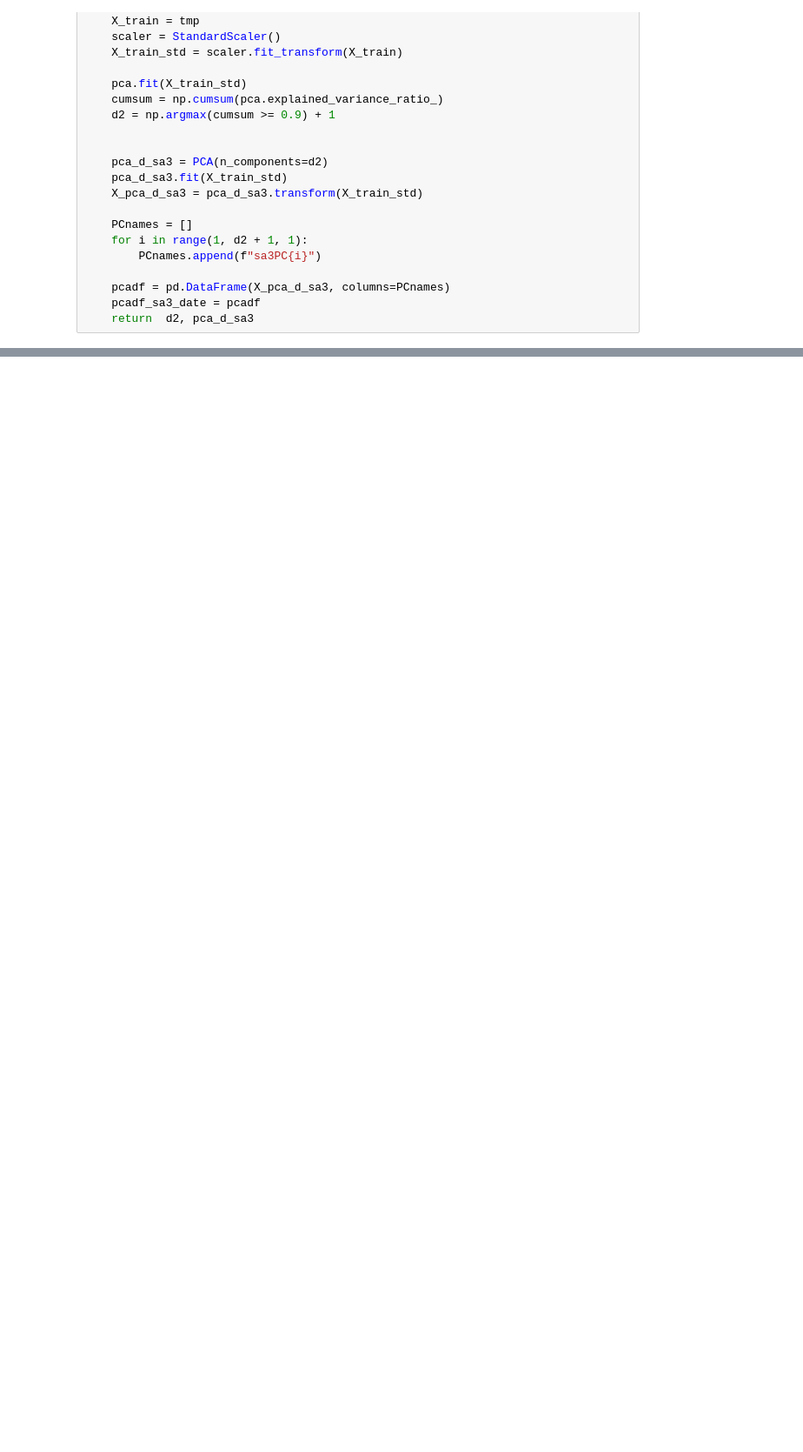
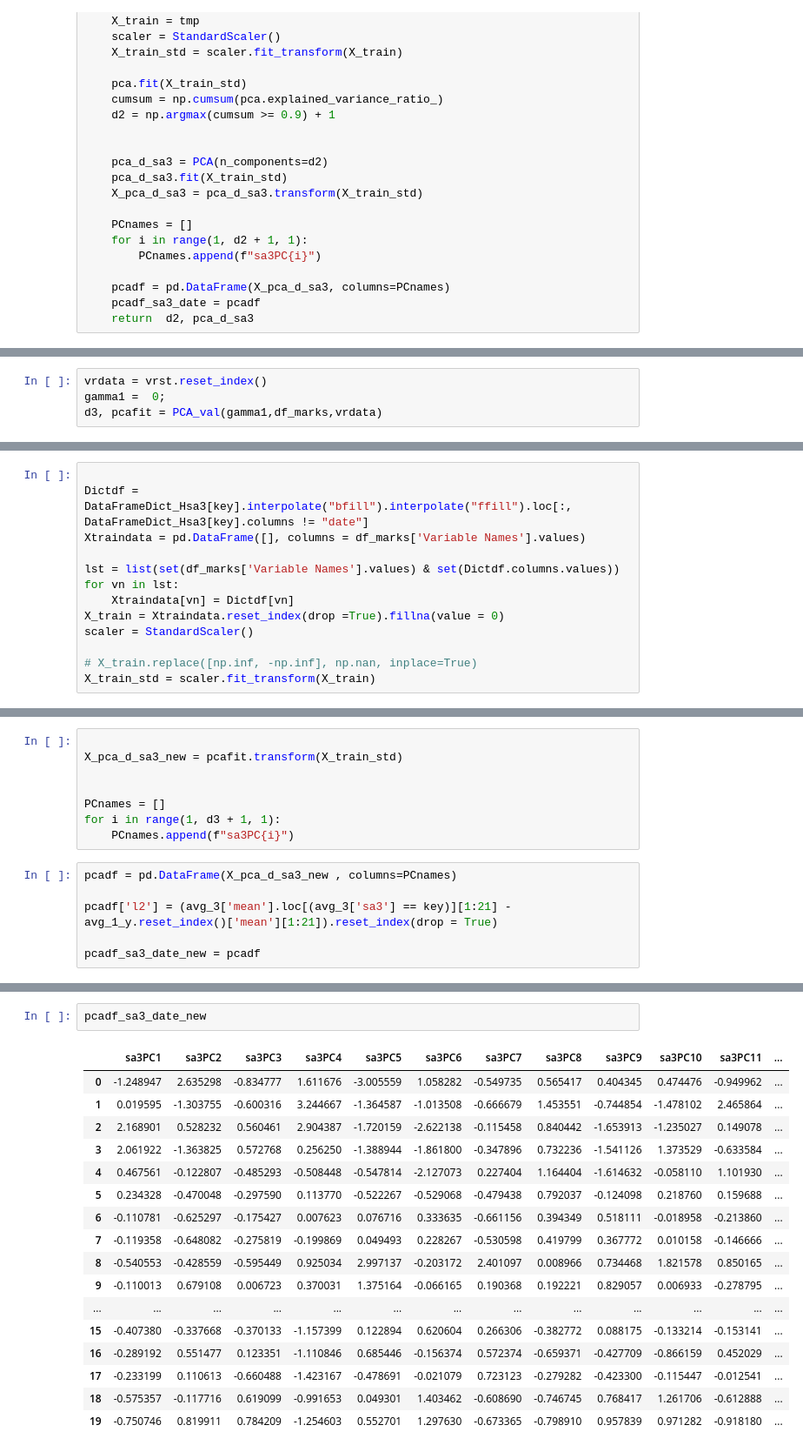
Before and after one commit to LyuLingfeng95/PhDProject1, a Jupyter notebook: Project1_p2.ipynb, the cells around one changed output, grey strips where cells are left out. Shown at 87% size. Cells and saved outputs as stored; diff of their text form; blank space fills up the shorter version.

```diff
--- a/Project1_p2.ipynb
+++ b/Project1_p2.ipynb
@@ -745,0 +1101,4 @@ array([0.00000000e+00, 1.00125156e-01, 2.00250313e-01, 4.00500626e-01,
+# %%
+vrdata = vrst.reset_index()
+gamma1 =  0;
+d3, pcafit = PCA_val(gamma1,df_marks,vrdata)
@@ -745,0 +1300,13 @@ array([0.00000000e+00, 1.00125156e-01, 2.00250313e-01, 4.00500626e-01,
+# %%
+
+Dictdf = DataFrameDict_Hsa3[key].interpolate("bfill").interpolate("ffill").loc[:, DataFrameDict_Hsa3[key].columns != "date"]
+Xtraindata = pd.DataFrame([], columns = df_marks['Variable Names'].values)
+
+lst = list(set(df_marks['Variable Names'].values) & set(Dictdf.columns.values))
+for vn in lst:
+    Xtraindata[vn] = Dictdf[vn]
+X_train = Xtraindata.reset_index(drop =True).fillna(value = 0)
+scaler = StandardScaler()
+
+# X_train.replace([np.inf, -np.inf], np.nan, inplace=True)
+X_train_std = scaler.fit_transform(X_train)
@@ -745,0 +1327,14 @@ array([0.00000000e+00, 1.00125156e-01, 2.00250313e-01, 4.00500626e-01,
+# %%
+
+X_pca_d_sa3_new = pcafit.transform(X_train_std)
+
+
+PCnames = []
+for i in range(1, d3 + 1, 1):
+    PCnames.append(f"sa3PC{i}")
+# %%
+pcadf = pd.DataFrame(X_pca_d_sa3_new , columns=PCnames)
+
+pcadf['l2'] = (avg_3['mean'].loc[(avg_3['sa3'] == key)][1:21] - avg_1_y.reset_index()['mean'][1:21]).reset_index(drop = True)
+
+pcadf_sa3_date_new = pcadf
@@ -745,0 +1361,20 @@ array([0.00000000e+00, 1.00125156e-01, 2.00250313e-01, 4.00500626e-01,
+# %%
+pcadf_sa3_date_new
+# %% [output]
+|  | sa3PC1 | sa3PC2 | sa3PC3 | sa3PC4 | sa3PC5 | sa3PC6 | sa3PC7 | sa3PC8 | sa3PC9 | sa3PC10 | sa3PC11 | ... |
+| 0 | -1.248947 | 2.635298 | -0.834777 | 1.611676 | -3.005559 | 1.058282 | -0.549735 | 0.565417 | 0.404345 | 0.474476 | -0.949962 | ... |
+| 1 | 0.019595 | -1.303755 | -0.600316 | 3.244667 | -1.364587 | -1.013508 | -0.666679 | 1.453551 | -0.744854 | -1.478102 | 2.465864 | ... |
+| 2 | 2.168901 | 0.528232 | 0.560461 | 2.904387 | -1.720159 | -2.622138 | -0.115458 | 0.840442 | -1.653913 | -1.235027 | 0.149078 | ... |
+| 3 | 2.061922 | -1.363825 | 0.572768 | 0.256250 | -1.388944 | -1.861800 | -0.347896 | 0.732236 | -1.541126 | 1.373529 | -0.633584 | ... |
+| 4 | 0.467561 | -0.122807 | -0.485293 | -0.508448 | -0.547814 | -2.127073 | 0.227404 | 1.164404 | -1.614632 | -0.058110 | 1.101930 | ... |
+| 5 | 0.234328 | -0.470048 | -0.297590 | 0.113770 | -0.522267 | -0.529068 | -0.479438 | 0.792037 | -0.124098 | 0.218760 | 0.159688 | ... |
+| 6 | -0.110781 | -0.625297 | -0.175427 | 0.007623 | 0.076716 | 0.333635 | -0.661156 | 0.394349 | 0.518111 | -0.018958 | -0.213860 | ... |
+| 7 | -0.119358 | -0.648082 | -0.275819 | -0.199869 | 0.049493 | 0.228267 | -0.530598 | 0.419799 | 0.367772 | 0.010158 | -0.146666 | ... |
+| 8 | -0.540553 | -0.428559 | -0.595449 | 0.925034 | 2.997137 | -0.203172 | 2.401097 | 0.008966 | 0.734468 | 1.821578 | 0.850165 | ... |
+| 9 | -0.110013 | 0.679108 | 0.006723 | 0.370031 | 1.375164 | -0.066165 | 0.190368 | 0.192221 | 0.829057 | 0.006933 | -0.278795 | ... |
+| ... | ... | ... | ... | ... | ... | ... | ... | ... | ... | ... | ... | ... |
+| 15 | -0.407380 | -0.337668 | -0.370133 | -1.157399 | 0.122894 | 0.620604 | 0.266306 | -0.382772 | 0.088175 | -0.133214 | -0.153141 | ... |
+| 16 | -0.289192 | 0.551477 | 0.123351 | -1.110846 | 0.685446 | -0.156374 | 0.572374 | -0.659371 | -0.427709 | -0.866159 | 0.452029 | ... |
+| 17 | -0.233199 | 0.110613 | -0.660488 | -1.423167 | -0.478691 | -0.021079 | 0.723123 | -0.279282 | -0.423300 | -0.115447 | -0.012541 | ... |
+| 18 | -0.575357 | -0.117716 | 0.619099 | -0.991653 | 0.049301 | 1.403462 | -0.608690 | -0.746745 | 0.768417 | 1.261706 | -0.612888 | ... |
+| 19 | -0.750746 | 0.819911 | 0.784209 | -1.254603 | 0.552701 | 1.297630 | -0.673365 | -0.798910 | 0.957839 | 0.971282 | -0.918180 | ... |
```
Also changed, not shown: parts of 30 cells of this notebook.
